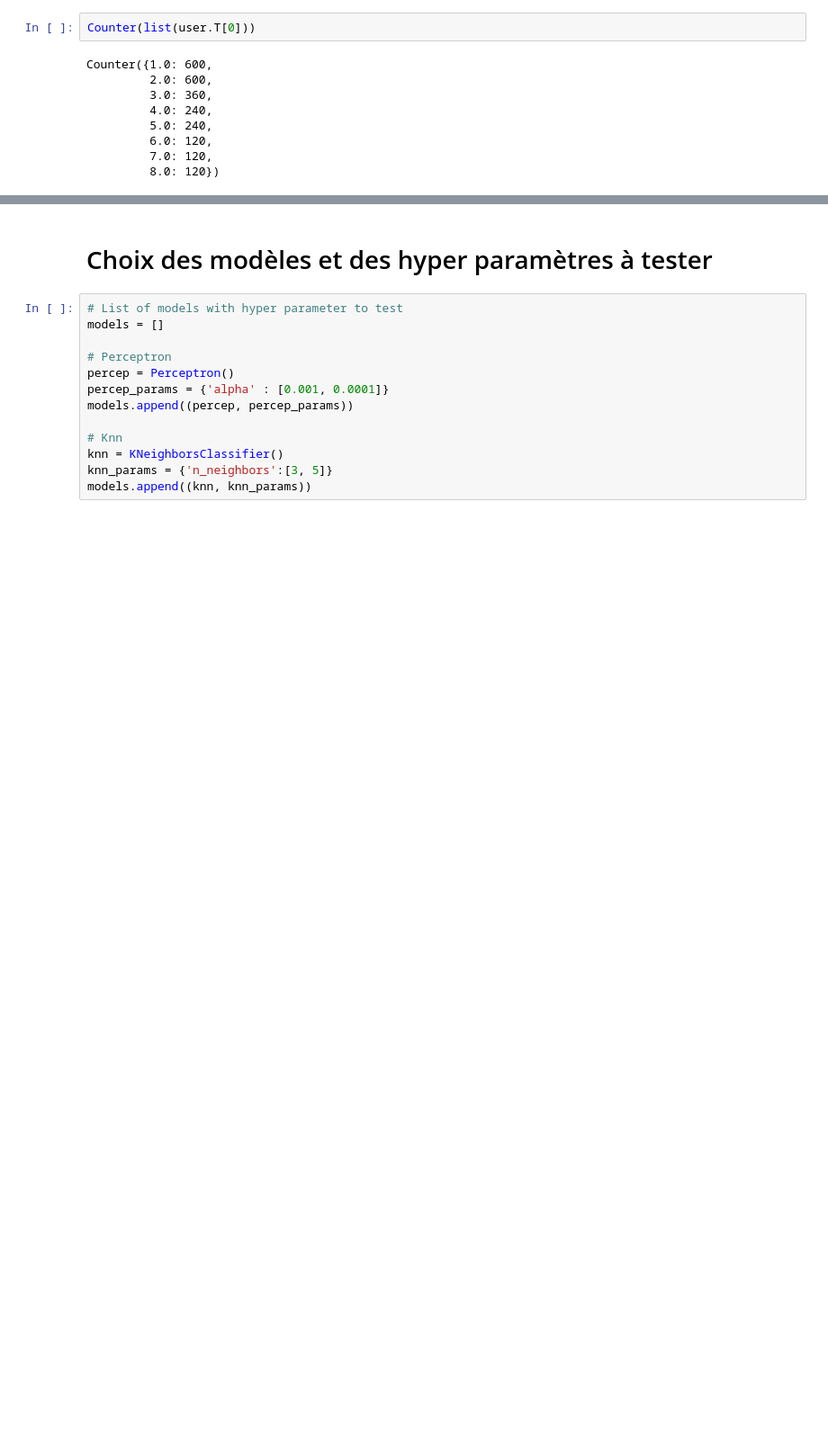
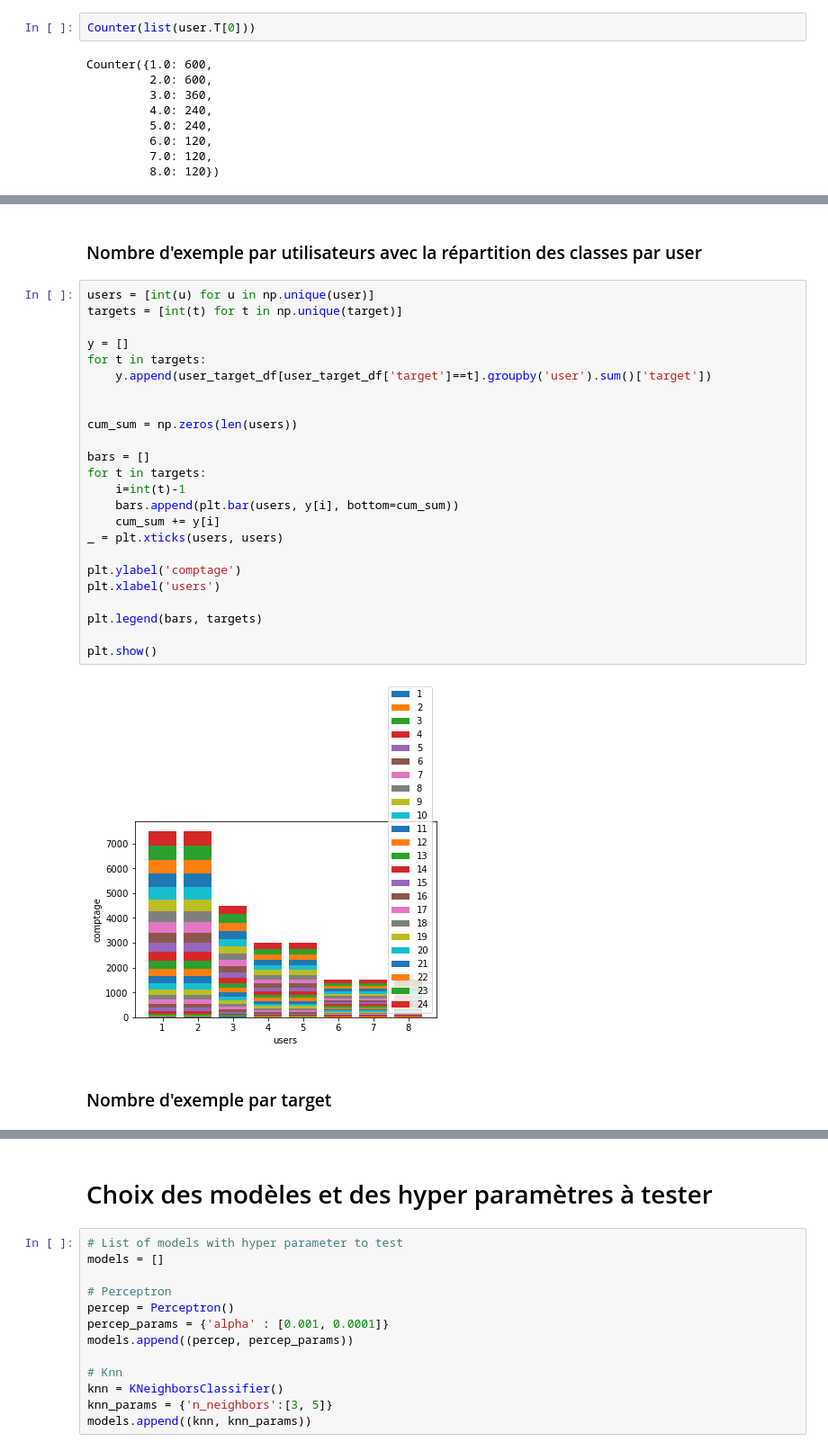
Before and after one commit to jean3108/Research-Data-Science-Methodology, a Jupyter notebook: reds.ipynb, the cells around one changed output, grey strips where cells are left out. Shown: that part at 90% size. Saved outputs shown, nothing was run; the diff lists cells and outputs as text; blank space fills up the shorter version.

```diff
--- a/reds.ipynb
+++ b/reds.ipynb
@@ -84,0 +122,30 @@ Counter({1.0: 600,
+# %% [markdown]
+### Nombre d'exemple par utilisateurs avec la répartition des classes par user
+# %%
+users = [int(u) for u in np.unique(user)]
+targets = [int(t) for t in np.unique(target)]
+
+y = []
+for t in targets:
+    y.append(user_target_df[user_target_df['target']==t].groupby('user').sum()['target'])
+
+
+cum_sum = np.zeros(len(users))
+
+bars = []
+for t in targets:
+    i=int(t)-1
+    bars.append(plt.bar(users, y[i], bottom=cum_sum))
+    cum_sum += y[i]
+_ = plt.xticks(users, users)
+
+plt.ylabel('comptage')
+plt.xlabel('users')
+
+plt.legend(bars, targets)
+
+plt.show()
+# %% [output]
+[figure, added]
+# %% [markdown]
+### Nombre d'exemple par target
```
Also changed, not shown: parts of 12 cells of this notebook.
